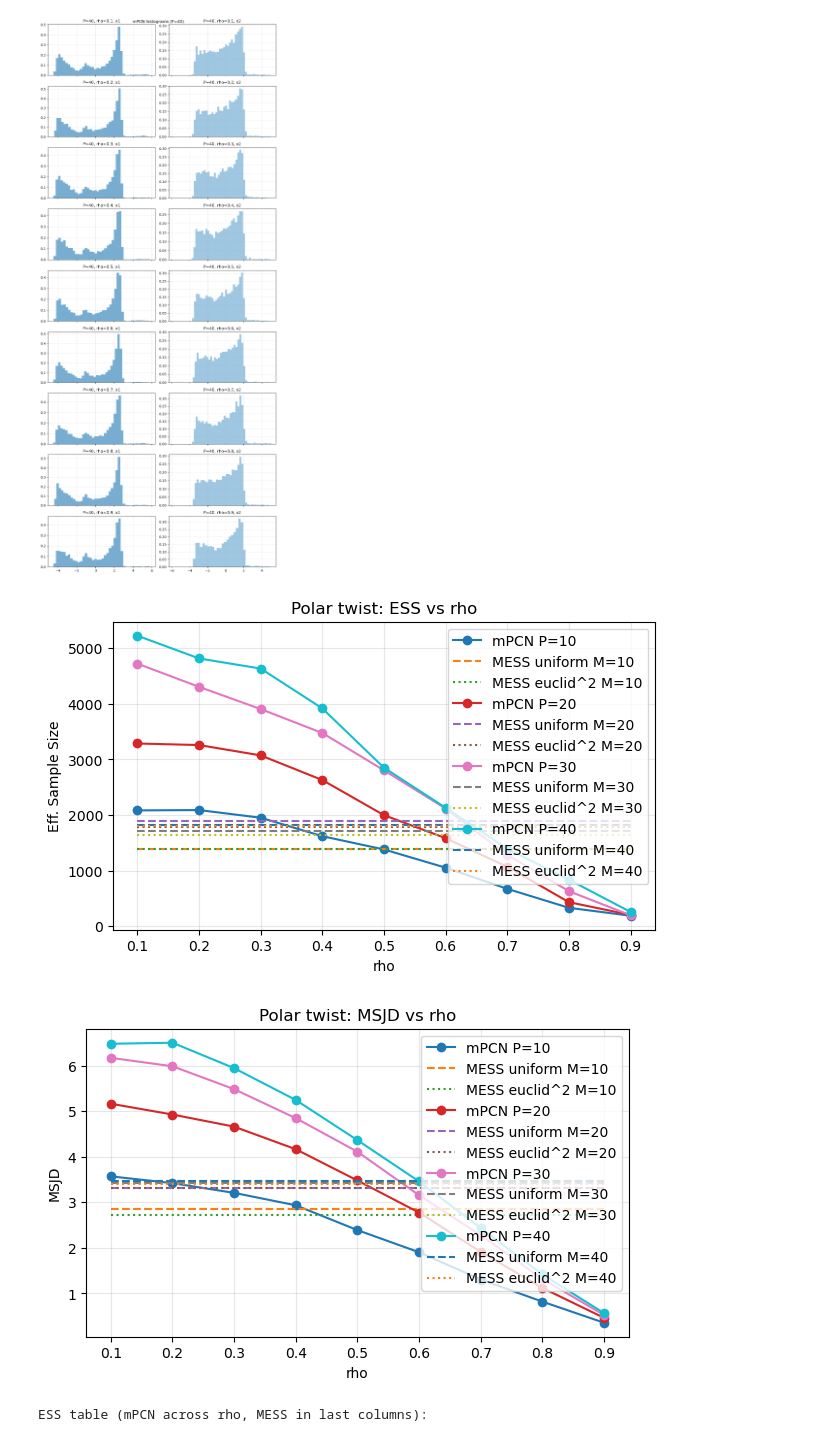
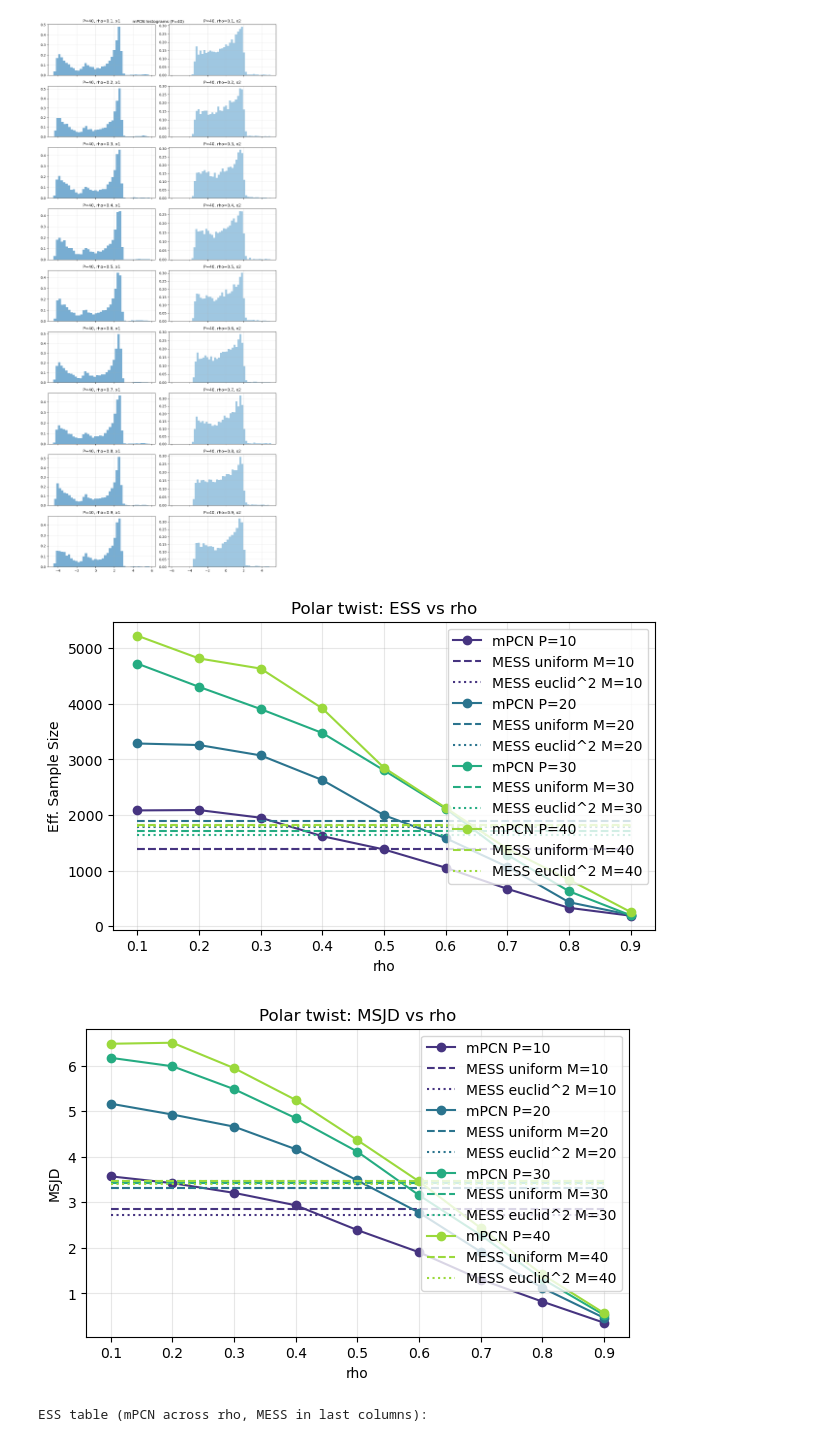
Before and after one commit to guillerminasenn/multiproposal-internal, a Jupyter notebook: notebooks/03_polar_twist_mpcn_P_rho_sweep.ipynb, the cells around one changed output. Cells and saved outputs as stored; diff of their text form; code cells hidden in the pictures.

```diff
--- a/notebooks/03_polar_twist_mpcn_P_rho_sweep.ipynb
+++ b/notebooks/03_polar_twist_mpcn_P_rho_sweep.ipynb
@@ -346,22 +364,38 @@ for P in P_list:
 # %%
 # Distance summaries vs rho (one curve per P)
+P_sorted = sorted(P_list)
+colors = plt.cm.viridis(np.linspace(0.15, 0.85, len(P_sorted)))
+color_by_P = {P: colors[i] for i, P in enumerate(P_sorted)}
+
 fig, ax = plt.subplots(figsize=(7, 4))
 for P in P_list:
-    dist_vals = [results['mpcn'][P][rho]['snapshot']['mean_dist'] for rho in rho_list]
-    ax.plot(rho_list, dist_vals, marker='o', label=f'P={P}')
+    dist_vals = [np.mean(results['mpcn'][P][rho]['mean_dist_samples']) for rho in rho_list]
+    ax.plot(rho_list, dist_vals, marker='o', color=color_by_P[P], label=f'P={P}')
 ax.set_xlabel('rho')
-ax.set_ylabel('Mean distance to center')
+ax.set_ylabel('Mean distance to center (avg over samples)')
 ax.set_title('Polar twist: mean distance vs rho (mPCN)')
 ax.grid(alpha=0.3)
 ax.legend(loc='best')
 plt.show()
 
+for P in P_list:
+    fig, ax = plt.subplots(figsize=(8, 4))
+    dist_samples = [results['mpcn'][P][rho]['mean_dist_samples'] for rho in rho_list]
+    ax.boxplot(dist_samples, widths=0.6, showfliers=False)
+    ax.set_xticks(np.arange(1, len(rho_list) + 1))
+    ax.set_xticklabels([f'{rho:.1f}' for rho in rho_list])
+    ax.set_xlabel('rho')
+    ax.set_ylabel('Mean distance to center (per step)')
+    ax.set_title(f'Polar twist: mean distance distribution (P={P})')
+    ax.grid(alpha=0.3, axis='y')
+    plt.show()
+
 fig, ax = plt.subplots(figsize=(7, 4))
 for P in P_list:
-    dist_vals = [results['mpcn'][P][rho]['snapshot']['mean_sq_dist'] for rho in rho_list]
-    ax.plot(rho_list, dist_vals, marker='o', label=f'P={P}')
+    dist_vals = [np.mean(results['mpcn'][P][rho]['mean_sq_dist_samples']) for rho in rho_list]
+    ax.plot(rho_list, dist_vals, marker='o', color=color_by_P[P], label=f'P={P}')
 ax.set_xlabel('rho')
-ax.set_ylabel('Mean squared distance to center')
+ax.set_ylabel('Mean squared distance to center (avg over samples)')
 ax.set_title('Polar twist: mean squared distance vs rho (mPCN)')
 ax.grid(alpha=0.3)
 ax.legend(loc='best')
@@ -420,38 +458,42 @@ for P in P_list:
 [figure]
 # %%
 # ESS/MSJD vs rho curves (one line per P)
+P_sorted = sorted(P_list)
+colors = plt.cm.viridis(np.linspace(0.15, 0.85, len(P_sorted)))
+color_by_P = {P: colors[i] for i, P in enumerate(P_sorted)}
+
 fig, ax = plt.subplots(figsize=(7, 4))
 for P in P_list:
     ess_vals = [results['mpcn'][P][rho]['metrics']['ess_mean'] for rho in rho_list]
-    ax.plot(rho_list, ess_vals, marker='o', label=f'mPCN P={P}')
+    ax.plot(rho_list, ess_vals, marker='o', color=color_by_P[P], label=f'mPCN P={P}')
     mess_uniform = results['mess_uniform'][P]['metrics']['ess_mean']
     mess_euclid = results['mess_euclid_sq'][P]['metrics']['ess_mean']
-    ax.plot(rho_list, [mess_uniform] * len(rho_list), linestyle='--', label=f'MESS uniform M={P}')
-    ax.plot(rho_list, [mess_euclid] * len(rho_list), linestyle=':', label=f'MESS euclid^2 M={P}')
+    ax.plot(rho_list, [mess_uniform] * len(rho_list), linestyle='--', color=color_by_P[P], label=f'MESS uniform M={P}')
+    ax.plot(rho_list, [mess_euclid] * len(rho_list), linestyle=':', color=color_by_P[P], label=f'MESS euclid^2 M={P}')
 ax.set_xlabel('rho')
 ax.set_ylabel('Eff. Sample Size')
 ax.set_title('Polar twist: ESS vs rho')
 ax.grid(alpha=0.3)
 ax.legend(loc='best')
 plt.show()
 
 fig, ax = plt.subplots(figsize=(7, 4))
 for P in P_list:
     msjd_vals = [results['mpcn'][P][rho]['metrics']['msjd_mean'] for rho in rho_list]
-    ax.plot(rho_list, msjd_vals, marker='o', label=f'mPCN P={P}')
+    ax.plot(rho_list, msjd_vals, marker='o', color=color_by_P[P], label=f'mPCN P={P}')
     mess_uniform = results['mess_uniform'][P]['metrics']['msjd_mean']
     mess_euclid = results['mess_euclid_sq'][P]['metrics']['msjd_mean']
-    ax.plot(rho_list, [mess_uniform] * len(rho_list), linestyle='--', label=f'MESS uniform M={P}')
-    ax.plot(rho_list, [mess_euclid] * len(rho_list), linestyle=':', label=f'MESS euclid^2 M={P}')
+    ax.plot(rho_list, [mess_uniform] * len(rho_list), linestyle='--', color=color_by_P[P], label=f'MESS uniform M={P}')
+    ax.plot(rho_list, [mess_euclid] * len(rho_list), linestyle=':', color=color_by_P[P], label=f'MESS euclid^2 M={P}')
 ax.set_xlabel('rho')
 ax.set_ylabel('MSJD')
 ax.set_title('Polar twist: MSJD vs rho')
 ax.grid(alpha=0.3)
 ax.legend(loc='best')
 plt.show()
 # %% [output]
-[figure, old version]
+[figure, new version]
-[figure, old version]
+[figure, new version]
 # %%
 # ESS/MSJD tables (rows=P, columns=rho + MESS)
 ess_rows = []
```
Also changed, not shown: parts of 6 cells of this notebook, 6 other files.
